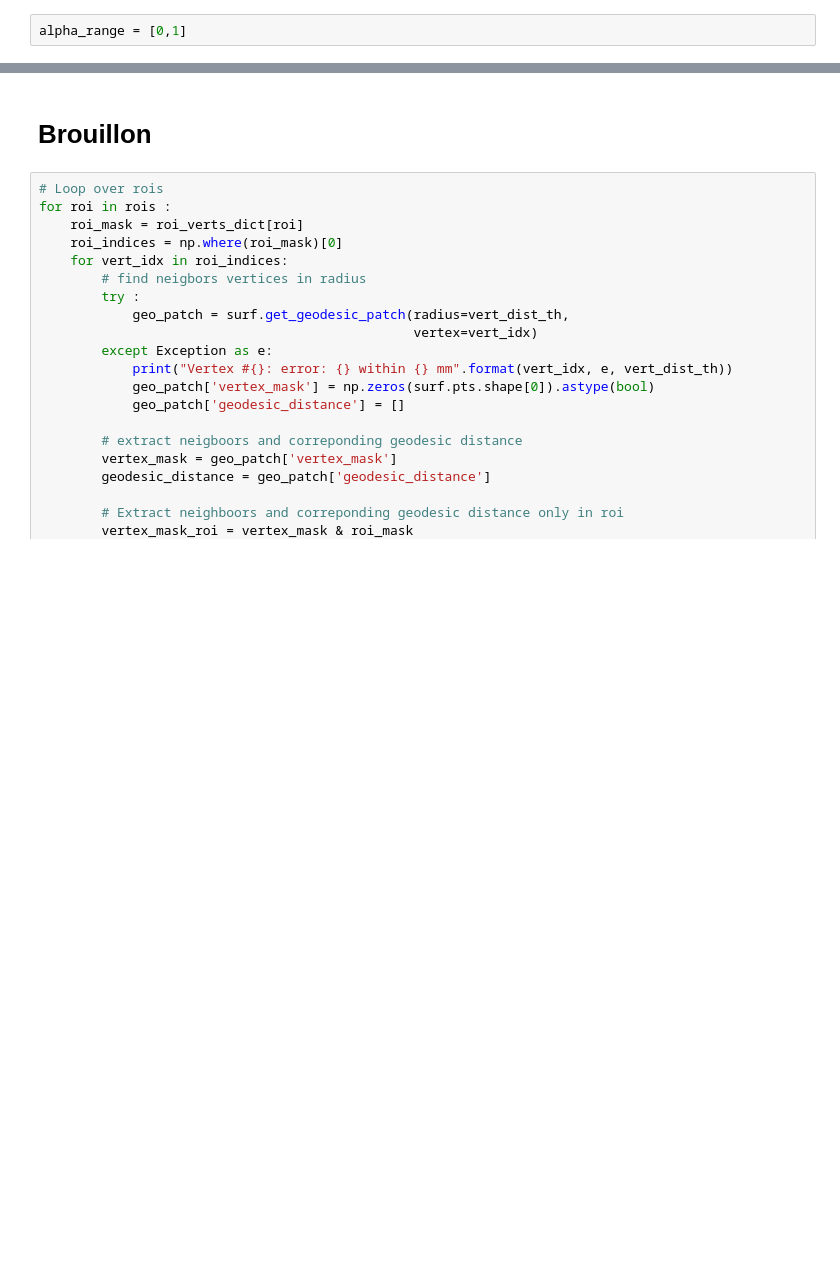
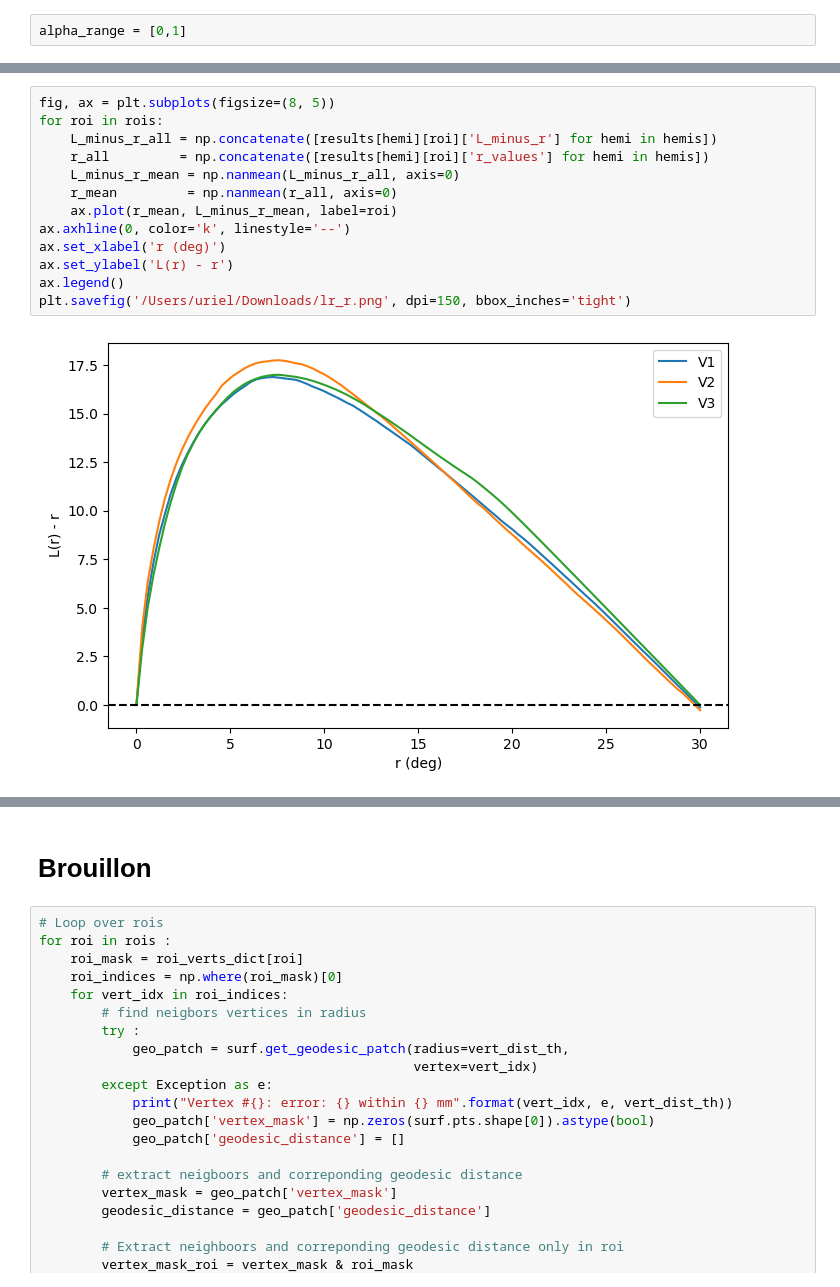
Before and after one commit to mszinte/pRF_analysis, a Jupyter notebook: RetinoMaps/dev/Ripley_full_area.ipynb, the cells around one changed output, grey strips where cells are left out. Saved outputs shown, nothing was run; the diff lists cells and outputs as text; blank space fills up the shorter version.

```diff
--- a/RetinoMaps/dev/Ripley_full_area.ipynb
+++ b/RetinoMaps/dev/Ripley_full_area.ipynb
@@ -379,0 +438,15 @@ array([271.5751029 , 290.68144503, 381.83849802, ...,  -5.09653713,
+# %%
+fig, ax = plt.subplots(figsize=(8, 5))
+for roi in rois:
+    L_minus_r_all = np.concatenate([results[hemi][roi]['L_minus_r'] for hemi in hemis])
+    r_all         = np.concatenate([results[hemi][roi]['r_values'] for hemi in hemis])
+    L_minus_r_mean = np.nanmean(L_minus_r_all, axis=0)
+    r_mean         = np.nanmean(r_all, axis=0)
+    ax.plot(r_mean, L_minus_r_mean, label=roi)
+ax.axhline(0, color='k', linestyle='--')
+ax.set_xlabel('r (deg)')
+ax.set_ylabel('L(r) - r')
+ax.legend()
+plt.savefig('/Users/uriel/Downloads/lr_r.png', dpi=150, bbox_inches='tight')
+# %% [output]
+[figure, added]
```
Also changed, not shown: parts of 16 cells of this notebook, 5 other files.
